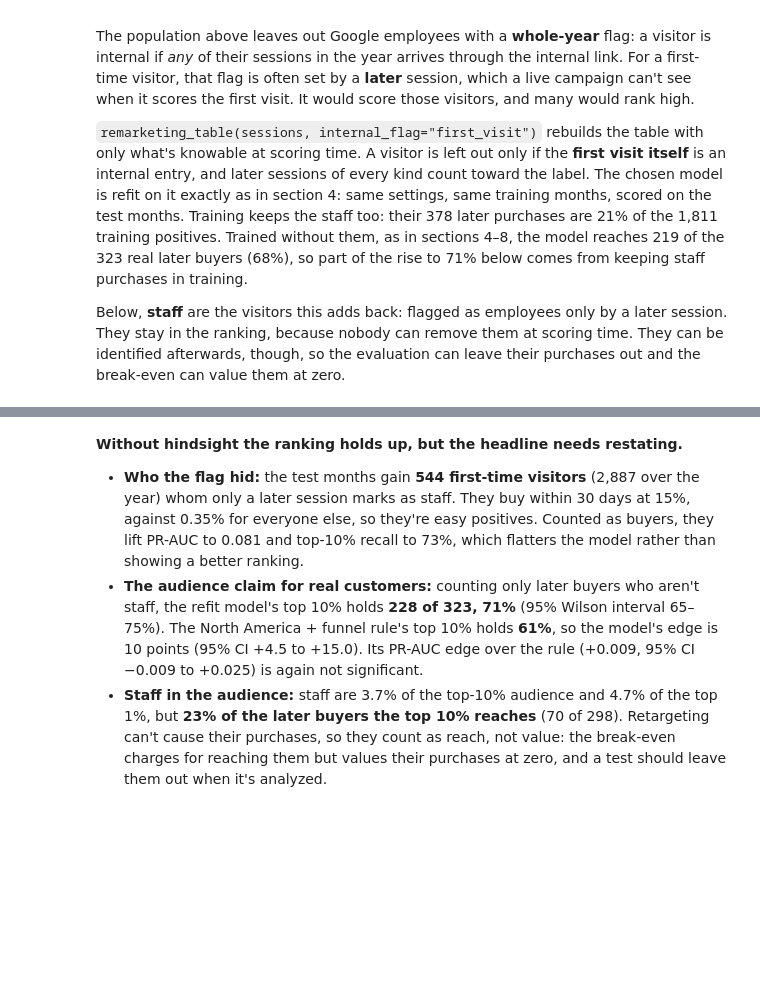
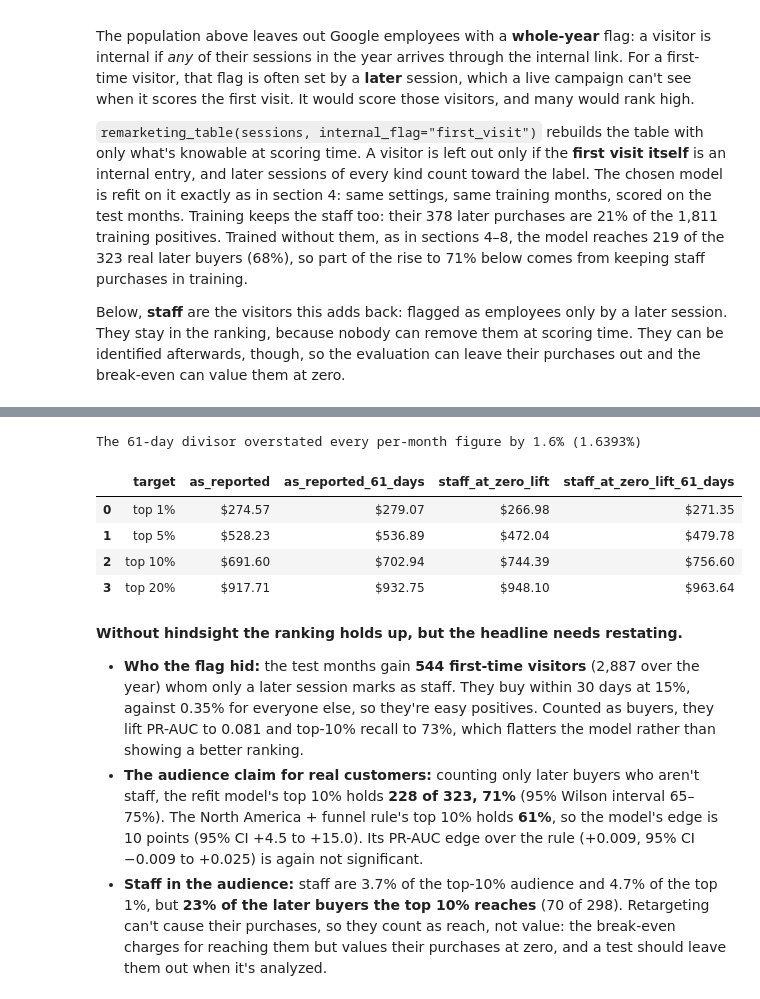
Before and after one commit to Pann13223029/merch-store-marketing-case-study, a Jupyter notebook: notebooks/04_analyze_remarketing.ipynb, the cells around one changed output, grey strips where cells are left out. Drawn from its saved outputs; the diff is of its cells as text; code cells hidden in the pictures; blank space fills up the shorter version.

```diff
--- a/notebooks/04_analyze_remarketing.ipynb
+++ b/notebooks/04_analyze_remarketing.ipynb
@@ -676,3 +840,24 @@ pd.DataFrame({
+# %%
+# Old method, for the record (D-B9): the first version divided by (last date − first date) = 61 days, not the 62 days
+# that May 1 – Jul 1 spans with both ends included
+months_61_days = lambda dates: (dates.max() - dates.min()).days / 30.4   # the first version's divisor
+overstated = months / months_61_days(test.session_date) - 1
+print(f"The 61-day divisor overstated every per-month figure by {overstated:.1%} ({overstated:.4%})")
+pd.DataFrame({
+    "target": targets.target,
+    "as_reported": targets.gross_profit_per_month,
+    "as_reported_61_days": targets.gross_profit_per_month * months / months_61_days(test.session_date),
+    "staff_at_zero_lift": zero_lift.gross_profit_per_month,
+    "staff_at_zero_lift_61_days": zero_lift.gross_profit_per_month * months_live / months_61_days(test_live.session_date),
+}).style.format({c: "${:,.2f}" for c in ["as_reported", "as_reported_61_days", "staff_at_zero_lift",
+                                         "staff_at_zero_lift_61_days"]})
+# %% [output]
+The 61-day divisor overstated every per-month figure by 1.6% (1.6393%)
+|  | target | as_reported | as_reported_61_days | staff_at_zero_lift | staff_at_zero_lift_61_days |
+| 0 | top 1% | $274.57 | $279.07 | $266.98 | $271.35 |
+| 1 | top 5% | $528.23 | $536.89 | $472.04 | $479.78 |
+| 2 | top 10% | $691.60 | $702.94 | $744.39 | $756.60 |
+| 3 | top 20% | $917.71 | $932.75 | $948.10 | $963.64 |
 # %% [markdown]
 **Without hindsight the ranking holds up, but the headline needs restating.**
 
```
Also changed, not shown: parts of 7 cells of this notebook, 11 other files.
